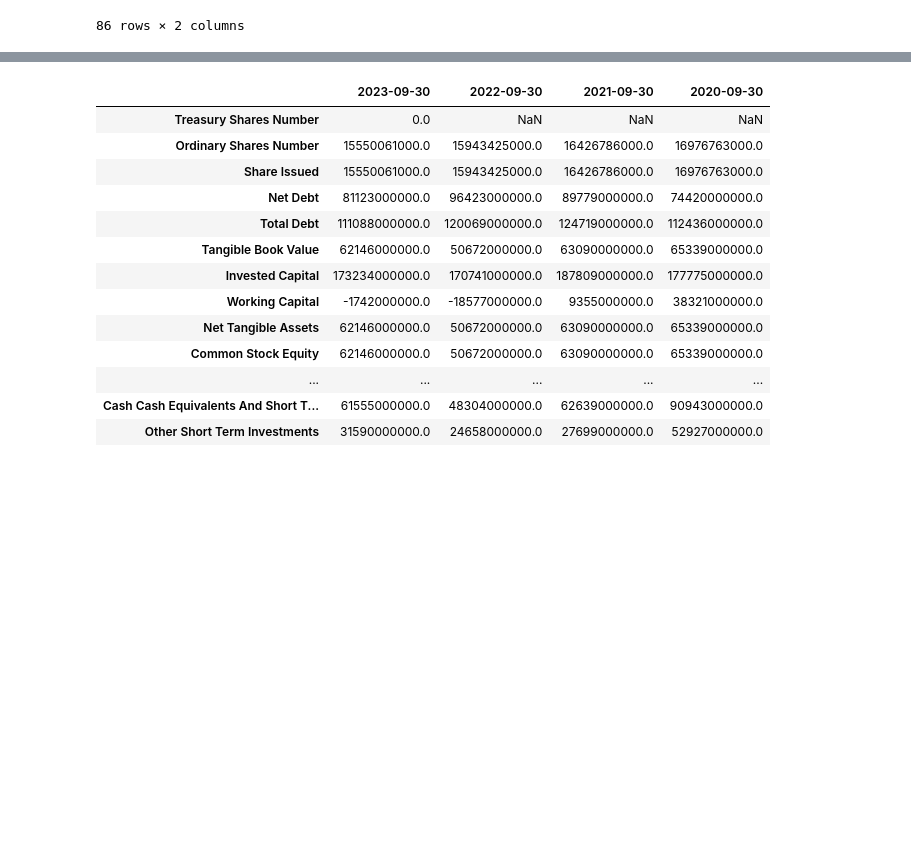
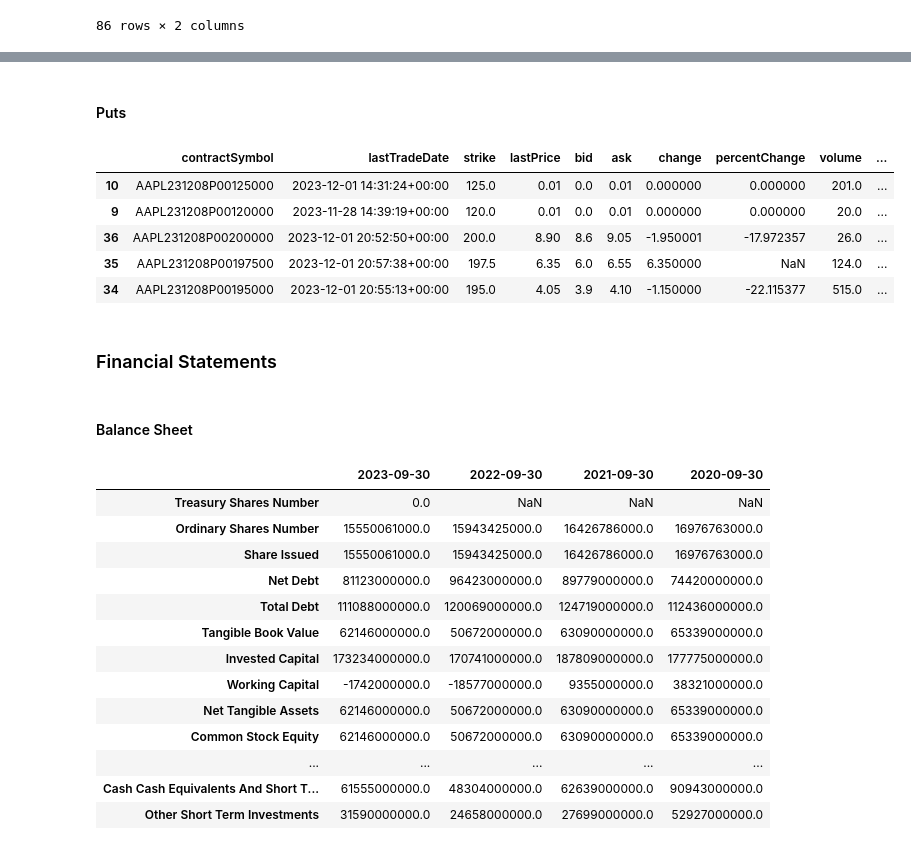
Before and after one commit to Brandt-moreThan4/Blog, a Jupyter notebook: book/content/3_yf_overview.ipynb, the cells around one changed output, grey strips where cells are left out. Drawn from its saved outputs; the diff is of its cells as text; code cells hidden in the pictures; blank space fills up the shorter version.

```diff
--- a/book/content/3_yf_overview.ipynb
+++ b/book/content/3_yf_overview.ipynb
@@ -215,3 +227,18 @@ Options(calls=         contractSymbol             lastTradeDate  strike  lastPri
+# %% [markdown]
+#### Puts
+# %%
+options_chain.puts.sample(5)
+# %% [output]
+|  | contractSymbol | lastTradeDate | strike | lastPrice | bid | ask | change | percentChange | volume | ... |
+| 10 | AAPL231208P00125000 | 2023-12-01 14:31:24+00:00 | 125.0 | 0.01 | 0.0 | 0.01 | 0.000000 | 0.000000 | 201.0 | ... |
+| 9 | AAPL231208P00120000 | 2023-11-28 14:39:19+00:00 | 120.0 | 0.01 | 0.0 | 0.01 | 0.000000 | 0.000000 | 20.0 | ... |
+| 36 | AAPL231208P00200000 | 2023-12-01 20:52:50+00:00 | 200.0 | 8.90 | 8.6 | 9.05 | -1.950001 | -17.972357 | 26.0 | ... |
+| 35 | AAPL231208P00197500 | 2023-12-01 20:57:38+00:00 | 197.5 | 6.35 | 6.0 | 6.55 | 6.350000 | NaN | 124.0 | ... |
+| 34 | AAPL231208P00195000 | 2023-12-01 20:55:13+00:00 | 195.0 | 4.05 | 3.9 | 4.10 | -1.150000 | -22.115377 | 515.0 | ... |
+# %% [markdown]
+### Financial Statements
+# %% [markdown]
+#### Balance Sheet
 # %%
 aapl.balance_sheet
 # %% [output]
```
Also changed, not shown: parts of 36 cells of this notebook.
